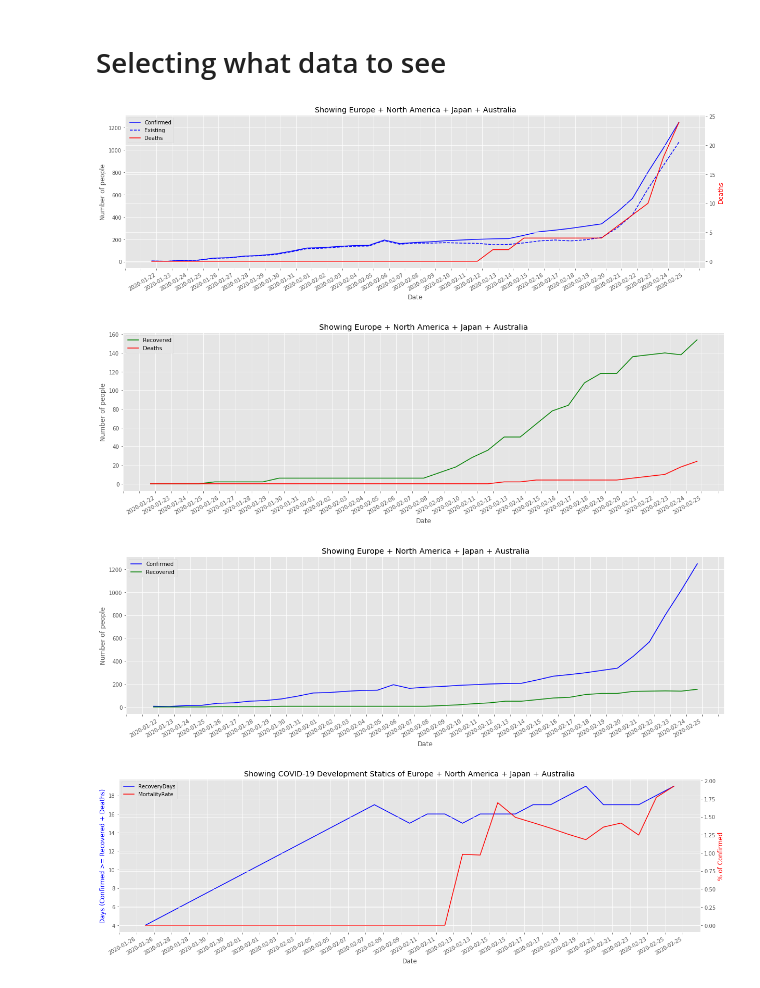
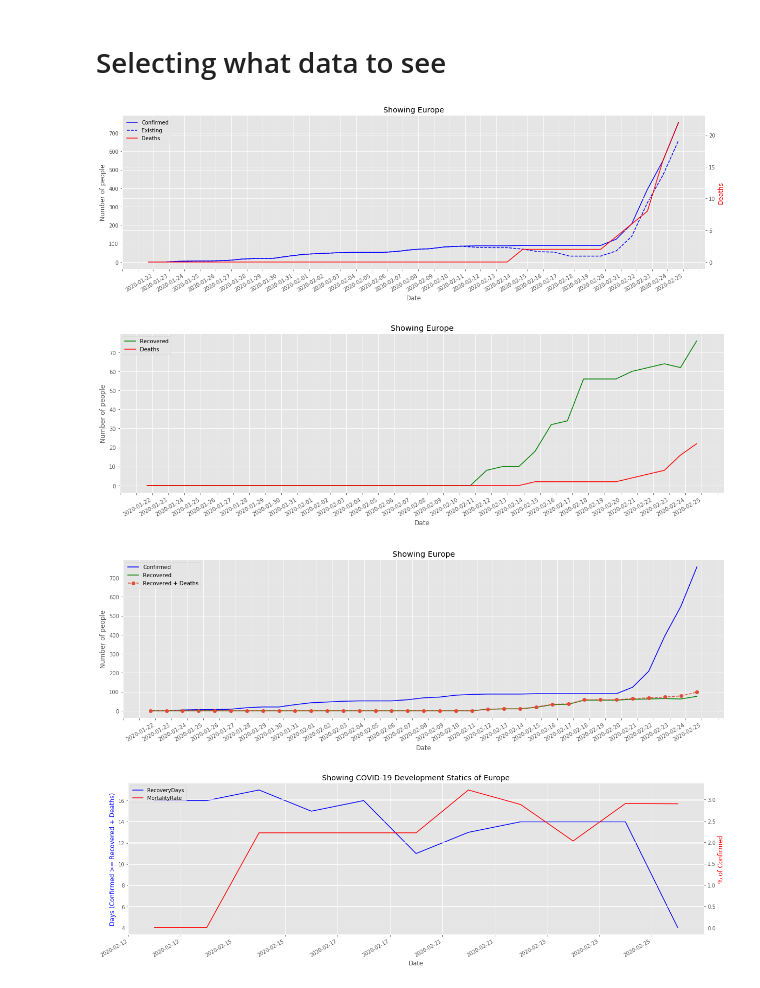
Before and after one commit to flow4u/public, a Jupyter notebook: Covid_19.ipynb, the cells around one changed output. Saved outputs shown, nothing was run; the diff lists cells and outputs as text; code cells hidden in the pictures.

```diff
--- a/Covid_19.ipynb
+++ b/Covid_19.ipynb
@@ -91,7 +91,7 @@ for t in df.index.unique():
 # Selecting what data to see
 # %%
 #@markdown Select and Press **CTRL + F10** to update the graphs
-country_selection = "Europe + North America + Japan + Australia" #@param ["All", "Not Mainland China", 'Mainland China", "Europe", "Europe + North America + Japan + Australia", "Russia", "Middle-East", "India", "Others", "Asia", "Asia excl Mainland China"] {allow-input: true}
+country_selection = "Europe" #@param ["All", "Not Mainland China", 'Mainland China", "Europe", "Europe + North America + Japan + Australia", "Russia", "Middle-East", "India", "Others", "Asia", "Asia excl Mainland China"] {allow-input: true}
 stepsize =  1#@param {type:"integer"}
 df2=[]
 if country_selection == 'Not Mainland China':
@@ -154,7 +154,7 @@ plt.title(title)
 
 plt.show()
 # %% [output]
-[figure, old version]
+[figure, new version]
 # %%
 #@title
 df_plot = df_status.T.reset_index()
@@ -187,40 +187,43 @@ plt.title(title)
 
 plt.show()
 # %% [output]
-[figure, old version]
+[figure, new version]
 # %%
 #@title
 df_plot = df_status.T.reset_index()
-
+df_plot['Recovered + Deaths'] = df_plot['Recovered'] +df_plot['Deaths']
 plt.style.use('ggplot')
 y11 = 'Confirmed'
 y21 = 'Recovered'
+y31 = 'Recovered + Deaths'
 x = df_plot['index']
 y1 = df_plot[y11]
 y2 = df_plot[y21]
+y3 = df_plot[y31]
 fig, ax1 = plt.subplots(figsize=(20,6))
 
 fig.autofmt_xdate()
 
 # ax2 = ax1.twinx()
 line1, = ax1.plot(x, y1, 'b-', label=y11)
 line2, = ax1.plot(x, y2, 'g-', label=y21)
+line3, = ax1.plot(x, y3, 'o--', label=y31)
 
 # ax1.set_ylim(0,55000)
 start, end = ax1.get_xlim()
 # stepsize = 5
 ax1.xaxis.set_ticks(np.arange(start, end, stepsize))
 
 ax1.set_xlabel('Date')
 ax1.set_ylabel('Number of people')
 
 title = 'Showing ' + country_selection
-plt.legend(handles=[line1, line2])
+plt.legend(handles=[line1, line2, line3])
 plt.title(title)
 
 plt.show()
 # %% [output]
-[figure, old version]
+[figure, new version]
 # %%
 #@title
 df_temp2 = df_status.T.reset_index()
@@ -291,4 +294,4 @@ plt.title(title)
 
 plt.show()
 # %% [output]
-[figure, old version]
+[figure, new version]
```
